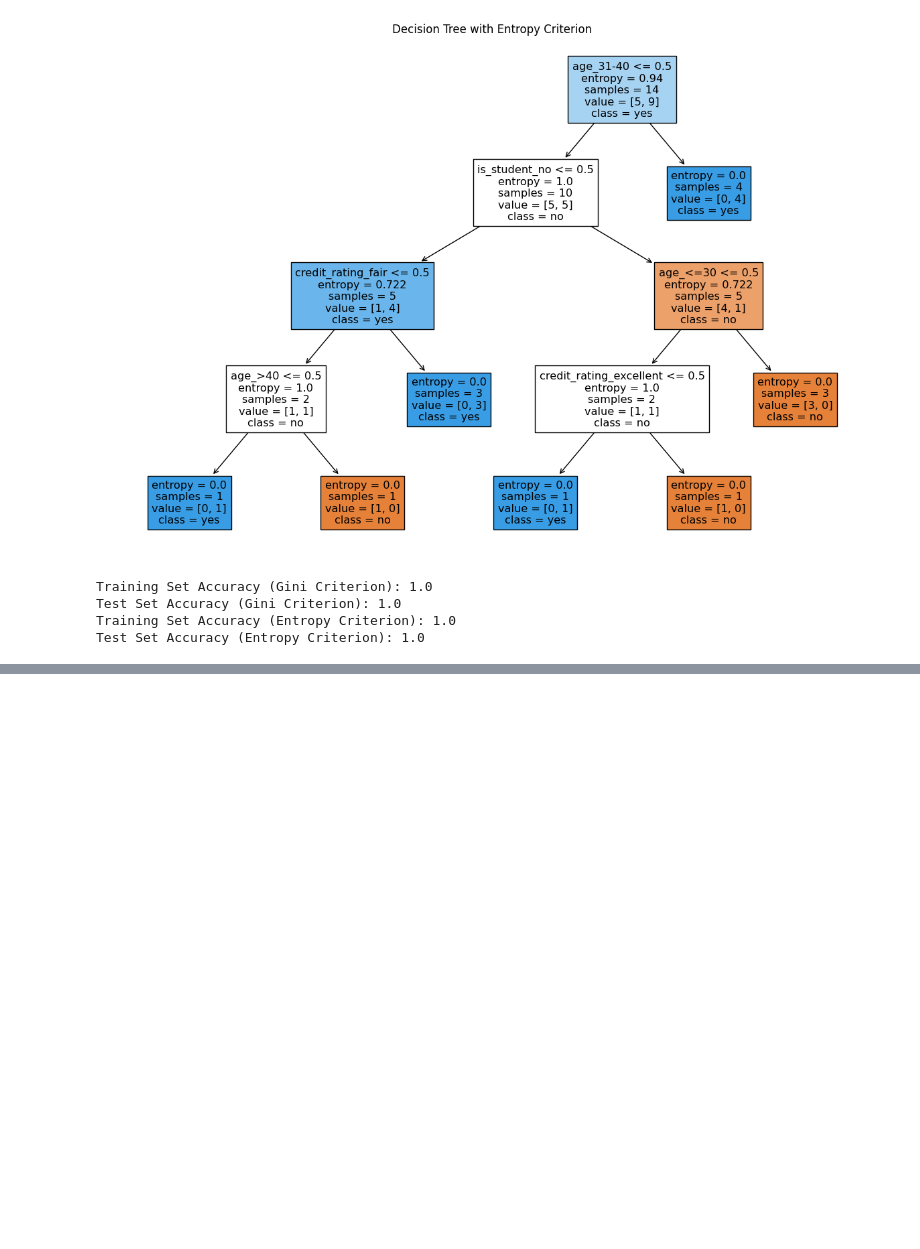
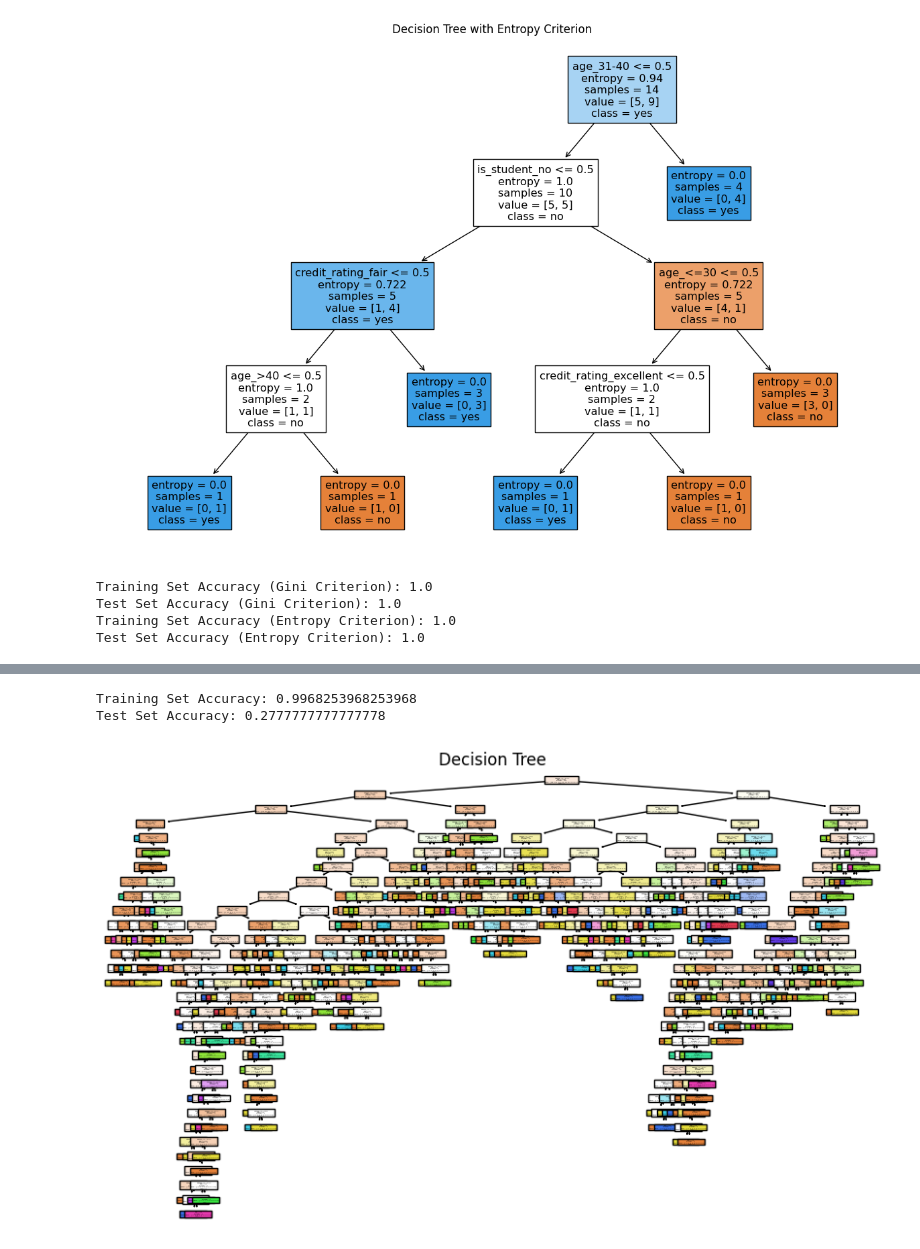
Before and after one commit to rishisai0811/MachineLearning-_Lab2, a Jupyter notebook: ML_Lab4.ipynb, the cells around one changed output, grey strips where cells are left out. Drawn from its saved outputs; the diff is of its cells as text; code cells hidden in the pictures; blank space fills up the shorter version.

```diff
--- a/ML_Lab4.ipynb
+++ b/ML_Lab4.ipynb
@@ -238,0 +187,45 @@ AttributeError: ignored
+# %%
+import numpy as np
+import pandas as pd
+df=pd.read_excel("embeddingsdatalabel.xlsx")
+df
+
+#In[8]:
+
+import pandas as pd
+from sklearn.tree import DecisionTreeClassifier
+from sklearn.model_selection import train_test_split
+import matplotlib.pyplot as plt
+from sklearn.tree import plot_tree
+
+
+# Separate features (X) and target (y)
+X = df[['embed_1', 'embed_2']]
+y = df['Label']
+
+# Split the data into training and test sets (70% training, 30% test)
+Tr_X, Te_X, Tr_y, Te_y = train_test_split(X, y, test_size=0.3, random_state=42)
+
+# Create a Decision Tree classifier
+model = DecisionTreeClassifier()
+
+# Fit the model on the training data
+model.fit(Tr_X, Tr_y)
+
+# Training Set accuracy
+train_accuracy = model.score(Tr_X, Tr_y)
+
+# Test Set Accuracy
+test_accuracy = model.score(Te_X, Te_y)
+
+print(f"Training Set Accuracy: {train_accuracy}")
+print(f"Test Set Accuracy: {test_accuracy}")
+class_names = df['Label'].unique().astype(str).tolist()
+plt.figure(figsize=(10, 6))
+plot_tree(model, filled=True, feature_names=['embed_1', 'embed_2'], class_names=class_names)
+plt.title("Decision Tree")
+plt.show()
+# %% [output]
+Training Set Accuracy: 0.9968253968253968
+Test Set Accuracy: 0.2777777777777778
+[figure, added]
```
Also changed, not shown: parts of 4 cells of this notebook.
